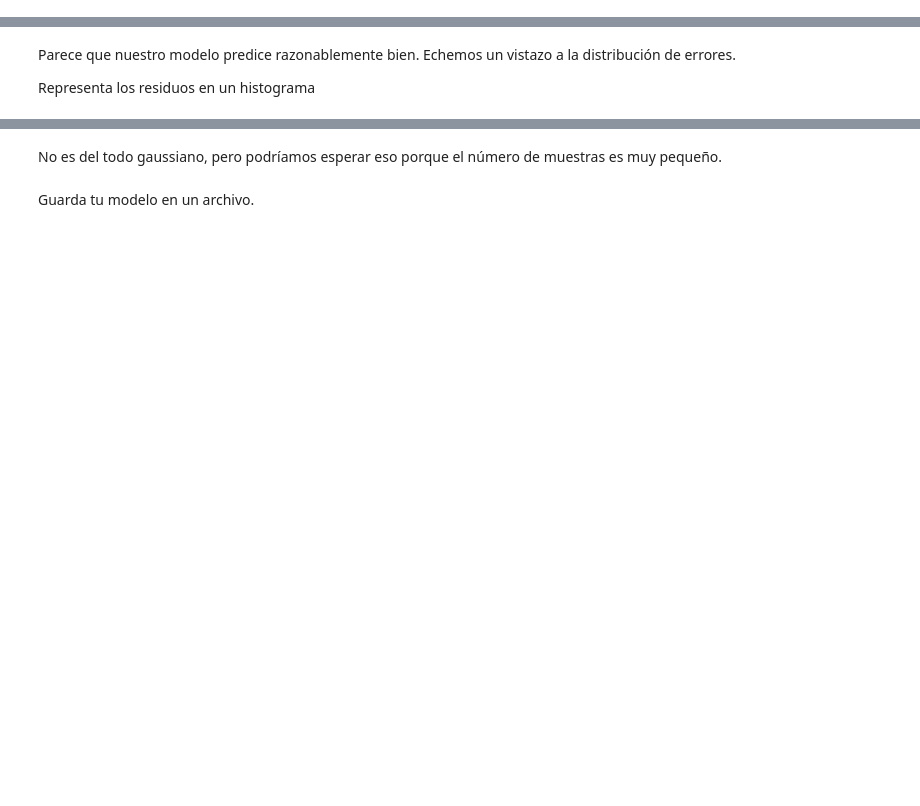
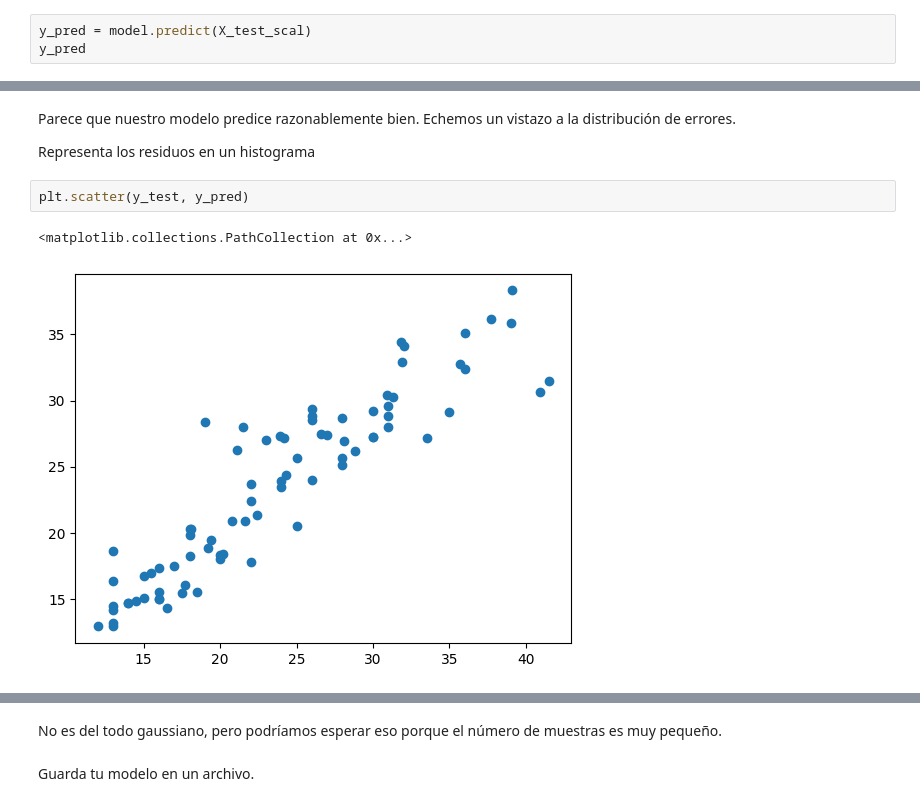
Before and after one commit to MNievas12/2405_dsft_thebridge, a Jupyter notebook: 2_Machine_Learning/3-Deep_Learning/1-Intro_Deep_Learning/ejercicios/Deep_Learning_regression.ipynb, the cells around one changed output, grey strips where cells are left out. Saved outputs shown, nothing was run; the diff lists cells and outputs as text; blank space fills up the shorter version.

```diff
--- a/2_Machine_Learning/3-Deep_Learning/1-Intro_Deep_Learning/ejercicios/Deep_Learning_regression.ipynb
+++ b/2_Machine_Learning/3-Deep_Learning/1-Intro_Deep_Learning/ejercicios/Deep_Learning_regression.ipynb
@@ -97,0 +475,3 @@ Dibuja en un scatter plot las predicciones de test vs sus true labels.
+# %%
+y_pred = model.predict(X_test_scal)
+y_pred
@@ -99,3 +498,8 @@ Dibuja en un scatter plot las predicciones de test vs sus true labels.
 Parece que nuestro modelo predice razonablemente bien. Echemos un vistazo a la distribución de errores.
 
 Representa los residuos en un histograma
+# %%
+plt.scatter(y_test, y_pred)
+# %% [output]
+<matplotlib.collections.PathCollection at 0x...>
+[figure, added]
```
Also changed, not shown: parts of 44 cells of this notebook, 1 other file.
